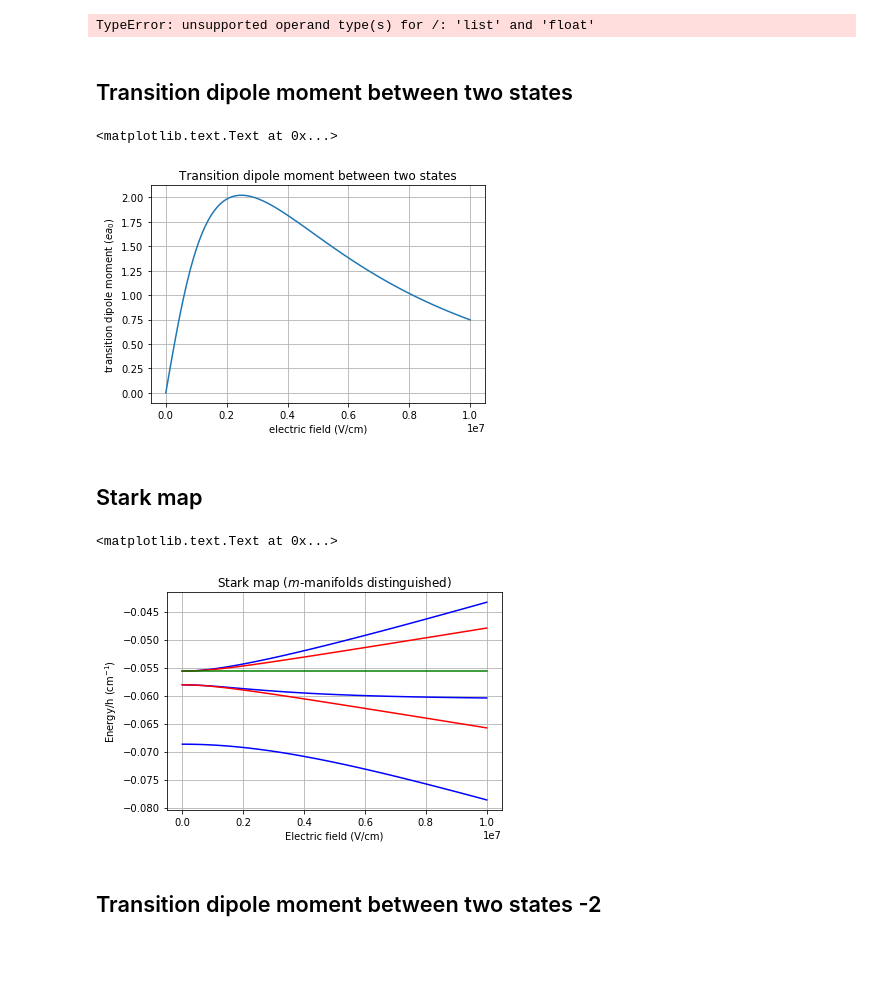
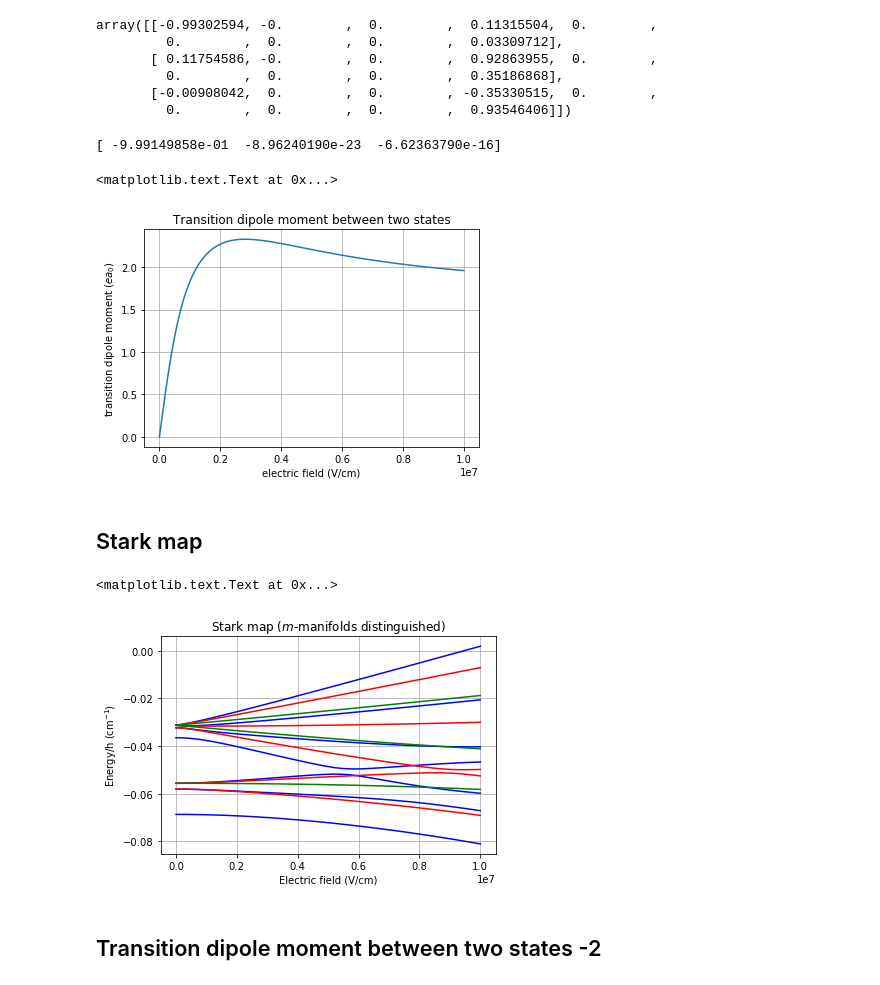
Before and after one commit to aa-morgan/Rydberg_helium_Stark, a Jupyter notebook: starkhelium/Transition dipole moments - No B.ipynb, the cells around one changed output. Drawn from its saved outputs; the diff is of its cells as text; code cells hidden in the pictures; blank space fills up the shorter version.

```diff
--- a/starkhelium/Transition dipole moments - No B.ipynb
+++ b/starkhelium/Transition dipole moments - No B.ipynb
@@ -37,0 +58,14 @@ import os
+# %%
+m_i, m_f = 0, 1
+
+m_idx_i, m_idx_f = np.where(m_vals==m_i)[0][0], np.where(m_vals==m_f)[0][0]
+tm = []
+for idx_i, L_val_i in enumerate(L_vals[m_idx_i]):
+    for idx_f, L_val_f in enumerate(L_vals[m_idx_f]):
+        if ( np.abs(L_val_i - L_val_f) == 1 ):
+            print(L_val_i, L_val_f)
+            tm.append([0,0,0])
+            tm[len(tm)-1][0] = L_val_i
+            tm[len(tm)-1][1] = L_val_f
+            tm[len(tm)-1][2] = stark_int(neff[m_idx_i][idx_i], neff[m_idx_f][idx_f], L_val_i, L_val_f, m_i, m_f)
+tm = np.array(tm)
@@ -47,4 +134,4 @@ neff = n_vals - get_qd(S, n_vals, L_vals, J_vals)
 En = W_n(S, n_vals, L_vals, J_vals)
 # field-free Hamiltonian
 H_0 = np.diag(En)
-mat_S = stark_matrix(neff, L_vals, m_vals, b_field=True)
+mat_S = stark_matrix(neff, L_vals, m_vals, dm_allow=[0])
@@ -69,7 +141,3 @@ field = np.linspace(0.00, 10**7, 101) # V /cm
 field_au = field * 100 * e * a_0 / En_h
 # diagonalise for each field
 eig_vals, eig_vecs = stark_map_vec(H_0, mat_S, field_au)
-# %% [output]
-TypeError: unsupported operand type(s) for /: 'list' and 'float'
-# %% [markdown]
-## Transition dipole moment between two states
@@ -90,28 +144,49 @@ for idx_i, L_val_i in enumerate(L_vals[m_idx_i]):
+# %%
+eig_vecs[10,:,:][np.where(m_vals==0)[0],:]
+# %% [output]
+array([[-0.99302594, -0.        ,  0.        ,  0.11315504,  0.        ,
+         0.        ,  0.        ,  0.        ,  0.03309712],
+       [ 0.11754586, -0.        ,  0.        ,  0.92863955,  0.        ,
+         0.        ,  0.        ,  0.        ,  0.35186868],
+       [-0.00908042,  0.        ,  0.        , -0.35330515,  0.        ,
+         0.        ,  0.        ,  0.        ,  0.93546406]])
 # %%
 state_i = 0
 state_f = 1
 
+m_i, m_f = 0, 1
+#m_idx_i, m_idx_f = np.where(m_vals==m_i)[0][0], np.where(m_vals==m_f)[0][0]
+
 I = np.zeros(len(field))
 for k, F in enumerate(field):
 
-    Vi = eig_vecs[m_idx_i][k, state_i, :]
-    Vf = eig_vecs[m_idx_f][k, state_f, :]
+    Vi = eig_vecs[k,:,:][np.where(m_vals==m_i)[0],:][:,np.where(m_vals==m_i)[0]][state_i, :]
+    Vf = eig_vecs[k,:,:][np.where(m_vals==m_f)[0],:][:,np.where(m_vals==m_f)[0]][state_f, :]
+    mat_S_k = mat_S[np.where(m_vals==m_i)[0],:][:,np.where(m_vals==m_f)[0]]
 
-    for from_i in range(len(Vi)):
-        for to_i in range(len(Vf)):
-            if np.abs(L_vals[m_idx_i][from_i] - L_vals[m_idx_f][to_i]) == 1:
-                for tm_i in range(len(tm[:,0])):
-                    if (tm[tm_i,0] == L_vals[m_idx_i][from_i]) and (tm[tm_i,1] == L_vals[m_idx_f][to_i]):
-                        I[k] += (Vi[from_i] * Vf[to_i] * np.abs(tm[tm_i,2]));
+    if (k==2): print(Vi);
+
+    #Vi = eig_vecs[m_idx_i][k, state_i, :]
+    #Vf = eig_vecs[m_idx_f][k, state_f, :]
+
+    I[k] = np.sum( np.outer(Vi, Vf) * np.abs(mat_S_k) )
+
+    #for from_i in range(len(Vi)):
+    #    for to_i in range(len(Vf)):
+    #        if np.abs(L_vals[m_idx_i][from_i] - L_vals[m_idx_f][to_i]) == 1:
+    #            for tm_i in range(len(tm[:,0])):
+    #                if (tm[tm_i,0] == L_vals[m_idx_i][from_i]) and (tm[tm_i,1] == L_vals[m_idx_f][to_i]):
+    #                    I[k] += (Vi[from_i] * Vf[to_i] * np.abs(tm[tm_i,2]));
 
 plt.plot(field, np.abs(I))
 plt.grid()
 plt.xlabel('electric field (V/cm)')
 plt.ylabel('transition dipole moment ($e a_0$)')
 plt.title('Transition dipole moment between two states')
 # %% [output]
-<matplotlib.text.Text at 0x...>
+[ -9.99149858e-01  -8.96240190e-23  -6.62363790e-16]
+<matplotlib.text.Text at 0x...>
-[figure, old version]
+[figure, new version]
 # %% [markdown]
 ## Stark map
 # %%
@@ -127,7 +202,7 @@ plt.ylabel('Energy/h (cm$^{-1}$)')
 plt.title('Stark map ($m$-manifolds distinguished)')
 # %% [output]
 <matplotlib.text.Text at 0x...>
-[figure, old version]
+[figure, new version]
 # %% [markdown]
 ## Transition dipole moment between two states -2
 # %%
```
Also changed, not shown: parts of 12 cells of this notebook, 2 other files.
